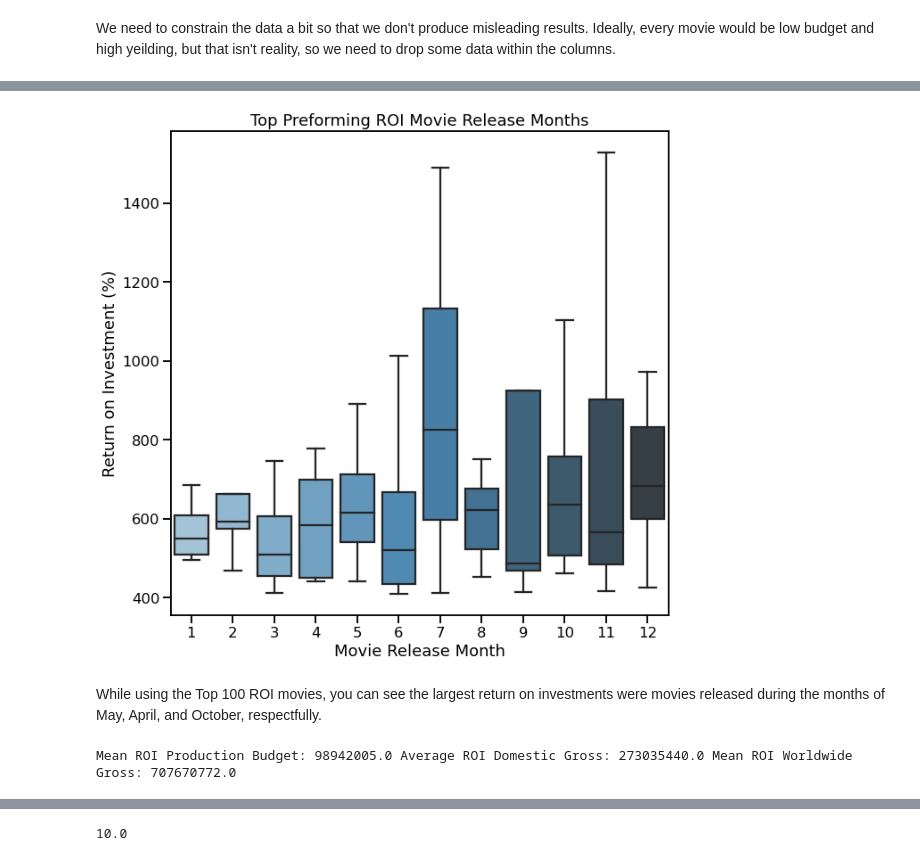
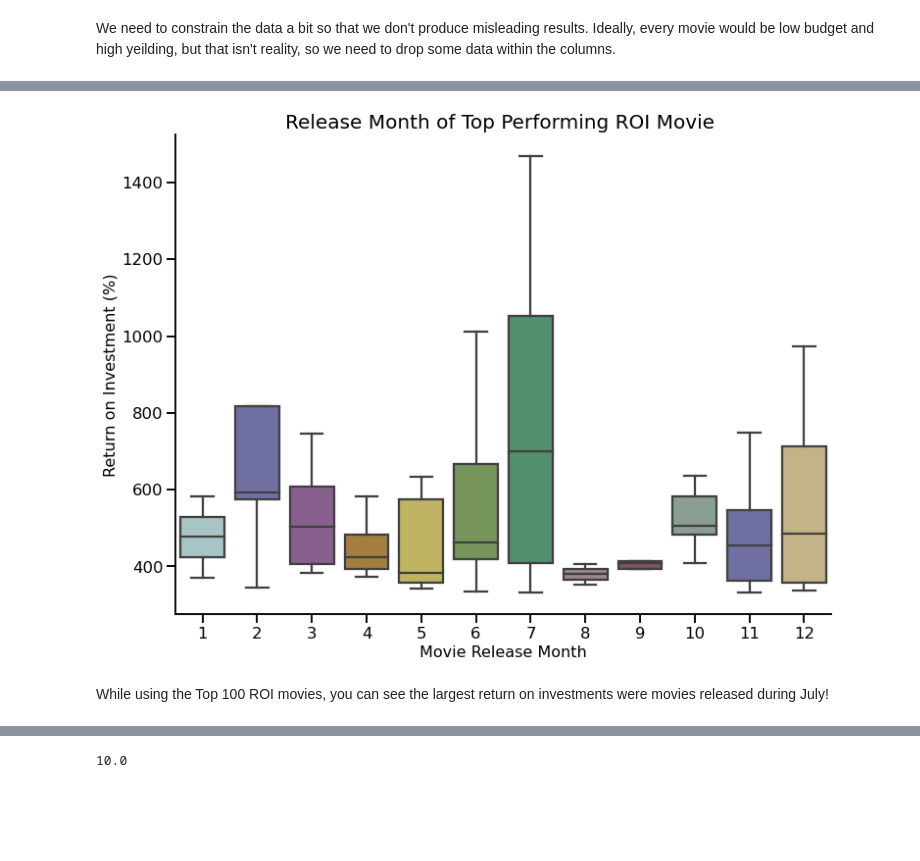
Before and after one commit to adstephens/dsc-phase-1-project-v2-3, a Jupyter notebook: Final.ipynb, the cells around one changed output, grey strips where cells are left out. Drawn from its saved outputs; the diff is of its cells as text; code cells hidden in the pictures; blank space fills up the shorter version.

Commit message:
Cleaned Data with Merged Tables

```diff
--- a/Final.ipynb
+++ b/Final.ipynb
@@ -1316,7 +1062,7 @@ RTMIdf.tail()
 # %%
 # Make a new dataframe, 'mmsdf' = 'main movies df'
-# by merging the two, on the shared 'movie_title' column.
-mmsdf = MBdf.merge(TBdf, how='left', on='movie_title')
+# by merging the two, on the shared 'movie' column.
+mmsdf = MBdf.merge(TBdf, how='left', on='movie')
 
 # View the new!
 mmsdf.tail()
@@ -1419,16 +1143,19 @@ MMSEIdf.head()
 # this will take the first value to each column
 # except 'tconst' and 'genres', which will make
 # them into lists, keeping all values associated
-MMSEIdf = MMSEIdf.groupby('movie_title').agg(
+MMSEIdf = MMSEIdf.groupby('movie').agg(
     {
         'production_budget': lambda x: x.iloc[0],
         'domestic_gross': lambda x: x.iloc[0],
         'worldwide_gross': lambda x: x.iloc[0],
         'year': lambda x: x.iloc[0],
-        'release_month': lambda x: x.iloc[0],
+        'month': lambda x: x.iloc[0],
+        'tconst': list,
         'runtime': lambda x: x.iloc[0],
-        'tconst': list,
-        'genres': list
+        'genres': list,
+        'averagerating': lambda x: x.iloc[0],
+        'numvotes': lambda x: x.iloc[0],
+
     }
 )
 # %%
@@ -1590,0 +1292,4 @@ MMSPdf.describe()
+# %%
+# we will define a value incase CPI causes a change later on
+pdmean = MMSEIdf.production_budget.mean()
+pdmean
@@ -1590,0 +1298,4 @@ MMSPdf.describe()
+# %%
+# Create new df
+MMSPdf = MMSEIdf[MMSEIdf['production_budget'] >= pdmean]
+MMSPdf.describe()
@@ -1663,23 +1349,23 @@ dtype: float64
 # %%
 # Boxplot using release month vs ROI
 # of Top 100 ROI Movies
-x = ROIdf['release_month']
+x = ROIdf['month']
 y = ROIdf['ROI']
-f, ax = plt.subplots(figsize=(10,10))
-sns.axes_style('whitegrid')
+# create plot
+f, ax = plt.subplots(figsize=(12,9))
+sns.axes_style('white')
 sns.set_context('talk')
-sns.boxplot(x, y, palette='Blues_d', showfliers=False)
-plt.title('Top Preforming ROI Movie Release Months')
-plt.ylabel('Return on Investment (%)')
-plt.xlabel('Movie Release Month')
+sns.boxplot(x, y,
+            palette=mine,
+            showfliers=False)
+# Customize the axes and title
+plt.title('Release Month of Top Performing ROI Movie ', fontsize=20)
+plt.ylabel('Return on Investment (%)', fontsize=16)
+plt.xlabel('Movie Release Month', fontsize=16)
+# Remove top and right borders
+sns.despine()
 plt.show();
 # %% [output]
-[figure, old version]
+[figure, new version]
 # %% [markdown]
-While using the Top 100 ROI movies, you can see the largest return on investments were movies released during the months of May, April, and October, respectfully.
+While using the Top 100 ROI movies, you can see the largest return on investments were movies released during July!
-# %%
-print('Mean ROI Production Budget:', (round(ROIdf.production_budget.mean(), 0)),
-      'Average ROI Domestic Gross:', (round(ROIdf.domestic_gross.mean(), 0)),
-      'Mean ROI Worldwide Gross:', (round(ROIdf.worldwide_gross.mean(), 0)))
-# %% [output]
-Mean ROI Production Budget: 98942005.0 Average ROI Domestic Gross: 273035440.0 Mean ROI Worldwide Gross: 707670772.0
```
Also changed, not shown: parts of 223 cells of this notebook, 1 other file.
